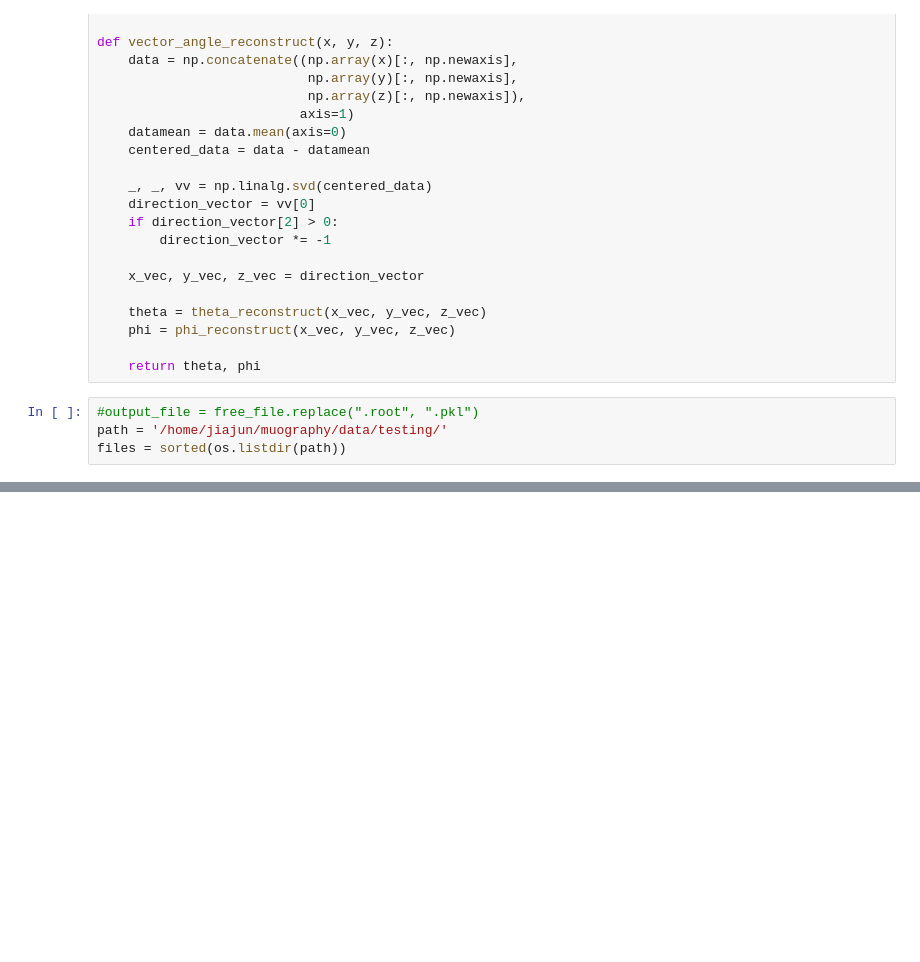
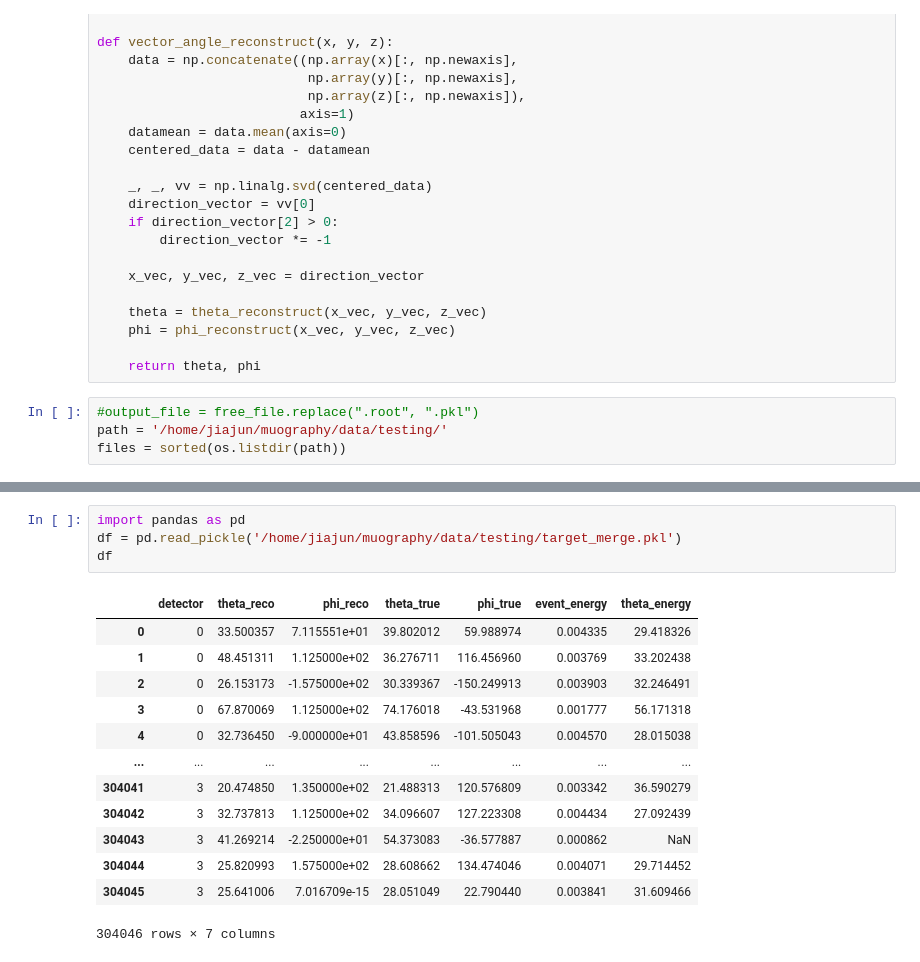
Before and after one commit to JiaJunHuang120000/muography, a Jupyter notebook: script/root_to_pkl_and_splitting.ipynb, the cells around one changed output, grey strips where cells are left out. Drawn from its saved outputs; the diff is of its cells as text; blank space fills up the shorter version.

```diff
--- a/script/root_to_pkl_and_splitting.ipynb
+++ b/script/root_to_pkl_and_splitting.ipynb
@@ -242,0 +303,18 @@ df
+# %%
+import pandas as pd
+df = pd.read_pickle('/home/jiajun/muography/data/testing/target_merge.pkl')
+df
+# %% [output]
+|  | detector | theta_reco | phi_reco | theta_true | phi_true | event_energy | theta_energy |
+| 0 | 0 | 33.500357 | 7.115551e+01 | 39.802012 | 59.988974 | 0.004335 | 29.418326 |
+| 1 | 0 | 48.451311 | 1.125000e+02 | 36.276711 | 116.456960 | 0.003769 | 33.202438 |
+| 2 | 0 | 26.153173 | -1.575000e+02 | 30.339367 | -150.249913 | 0.003903 | 32.246491 |
+| 3 | 0 | 67.870069 | 1.125000e+02 | 74.176018 | -43.531968 | 0.001777 | 56.171318 |
+| 4 | 0 | 32.736450 | -9.000000e+01 | 43.858596 | -101.505043 | 0.004570 | 28.015038 |
+| ... | ... | ... | ... | ... | ... | ... | ... |
+| 304041 | 3 | 20.474850 | 1.350000e+02 | 21.488313 | 120.576809 | 0.003342 | 36.590279 |
+| 304042 | 3 | 32.737813 | 1.125000e+02 | 34.096607 | 127.223308 | 0.004434 | 27.092439 |
+| 304043 | 3 | 41.269214 | -2.250000e+01 | 54.373083 | -36.577887 | 0.000862 | NaN |
+| 304044 | 3 | 25.820993 | 1.575000e+02 | 28.608662 | 134.474046 | 0.004071 | 29.714452 |
+| 304045 | 3 | 25.641006 | 7.016709e-15 | 28.051049 | 22.790440 | 0.003841 | 31.609466 |
+304046 rows × 7 columns
```
Also changed, not shown: parts of 12 cells of this notebook.
